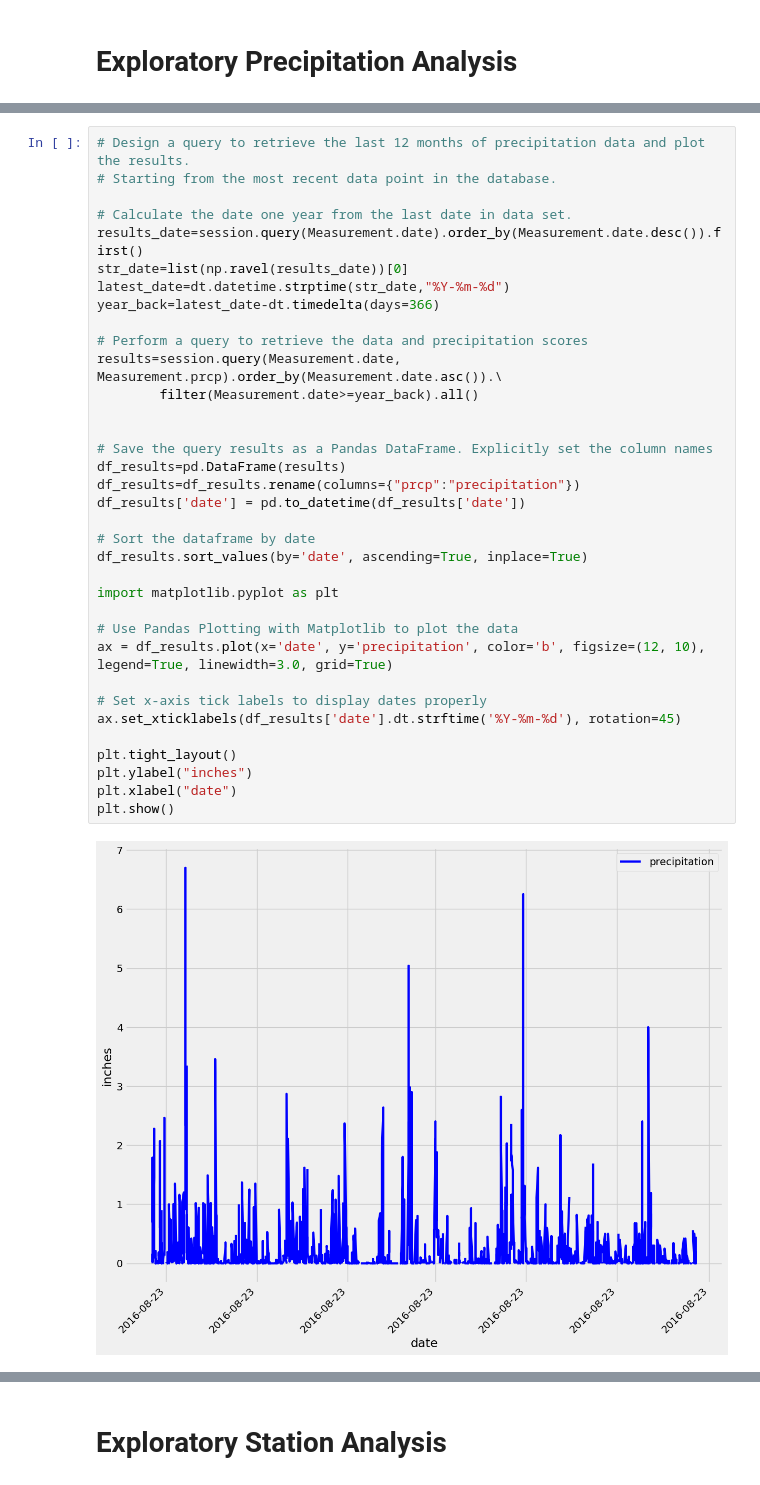
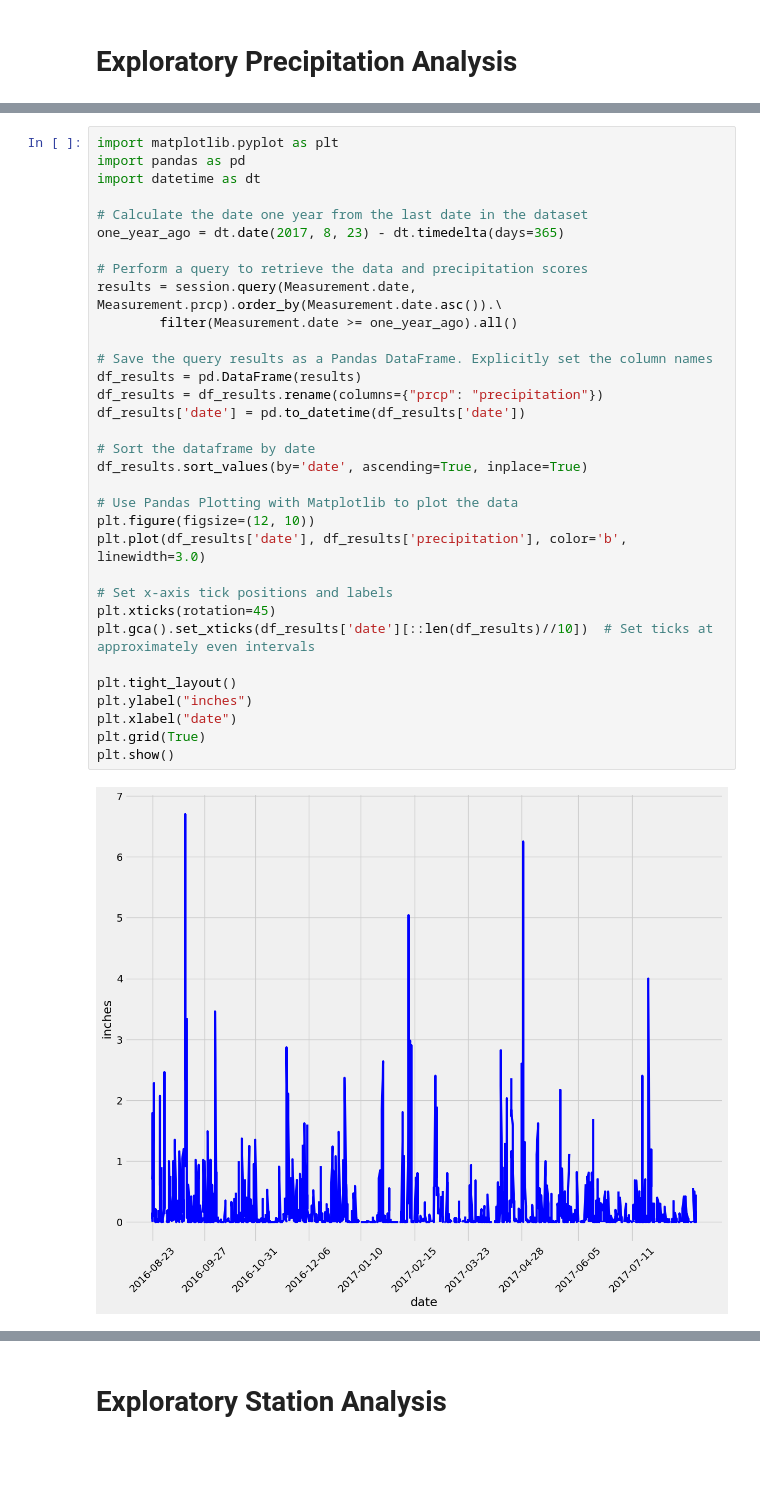
Before and after one commit to thesarahcain/sqlalchemy-challenge, a Jupyter notebook: SurfsUp/climate_starter.ipynb, the cells around one changed output, grey strips where cells are left out. Drawn from its saved outputs; the diff is of its cells as text; blank space fills up the shorter version.

```diff
--- a/SurfsUp/climate_starter.ipynb
+++ b/SurfsUp/climate_starter.ipynb
@@ -53,39 +46,37 @@ tobs FLOAT
 # %%
-# Design a query to retrieve the last 12 months of precipitation data and plot the results.
-# Starting from the most recent data point in the database.
+import matplotlib.pyplot as plt
+import pandas as pd
+import datetime as dt
 
-# Calculate the date one year from the last date in data set.
-results_date=session.query(Measurement.date).order_by(Measurement.date.desc()).first()
-str_date=list(np.ravel(results_date))[0]
-latest_date=dt.datetime.strptime(str_date,"%Y-%m-%d")
-year_back=latest_date-dt.timedelta(days=366)
+# Calculate the date one year from the last date in the dataset
+one_year_ago = dt.date(2017, 8, 23) - dt.timedelta(days=365)
 
 # Perform a query to retrieve the data and precipitation scores
-results=session.query(Measurement.date, Measurement.prcp).order_by(Measurement.date.asc()).\
-        filter(Measurement.date>=year_back).all()
-
+results = session.query(Measurement.date, Measurement.prcp).order_by(Measurement.date.asc()).\
+        filter(Measurement.date >= one_year_ago).all()
 
 # Save the query results as a Pandas DataFrame. Explicitly set the column names
-df_results=pd.DataFrame(results)
-df_results=df_results.rename(columns={"prcp":"precipitation"})
+df_results = pd.DataFrame(results)
+df_results = df_results.rename(columns={"prcp": "precipitation"})
 df_results['date'] = pd.to_datetime(df_results['date'])
 
 # Sort the dataframe by date
 df_results.sort_values(by='date', ascending=True, inplace=True)
 
-import matplotlib.pyplot as plt
+# Use Pandas Plotting with Matplotlib to plot the data
+plt.figure(figsize=(12, 10))
+plt.plot(df_results['date'], df_results['precipitation'], color='b', linewidth=3.0)
 
-# Use Pandas Plotting with Matplotlib to plot the data
-ax = df_results.plot(x='date', y='precipitation', color='b', figsize=(12, 10), legend=True, linewidth=3.0, grid=True)
-
-# Set x-axis tick labels to display dates properly
-ax.set_xticklabels(df_results['date'].dt.strftime('%Y-%m-%d'), rotation=45)
+# Set x-axis tick positions and labels
+plt.xticks(rotation=45)
+plt.gca().set_xticks(df_results['date'][::len(df_results)//10])  # Set ticks at approximately even intervals
 
 plt.tight_layout()
 plt.ylabel("inches")
 plt.xlabel("date")
+plt.grid(True)
 plt.show()
 # %% [output]
-[figure, old version]
+[figure, new version]
 # %%
 # Use Pandas to calculate the summary statistics for the precipitation data
```
Also changed, not shown: parts of 4 cells of this notebook.
